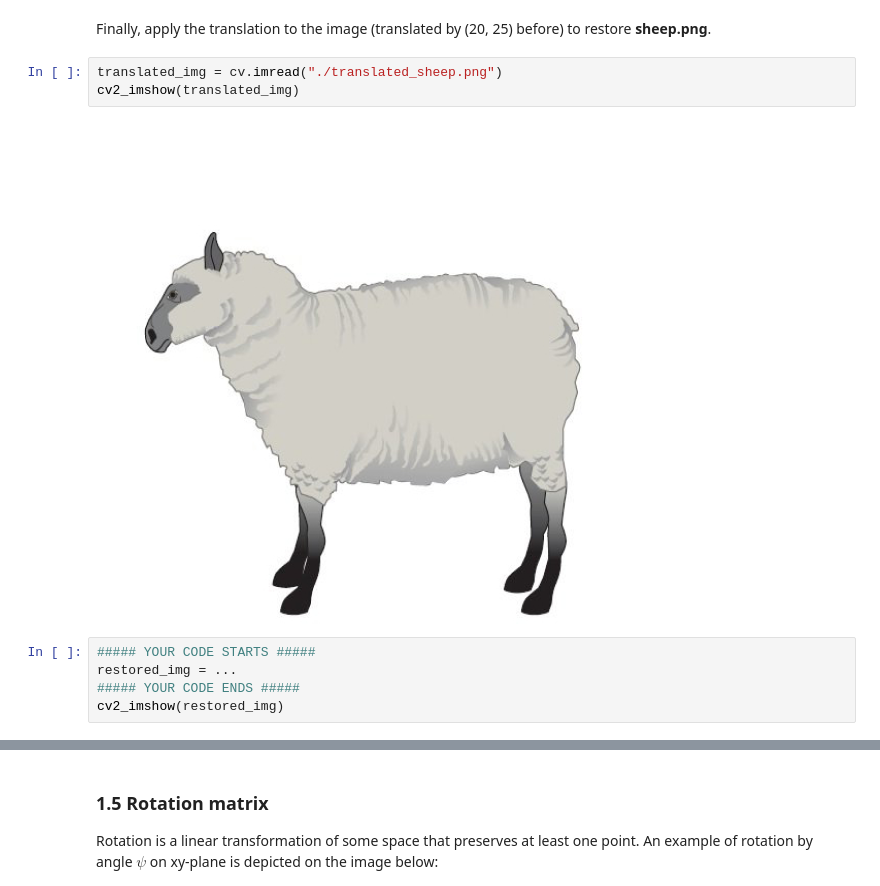
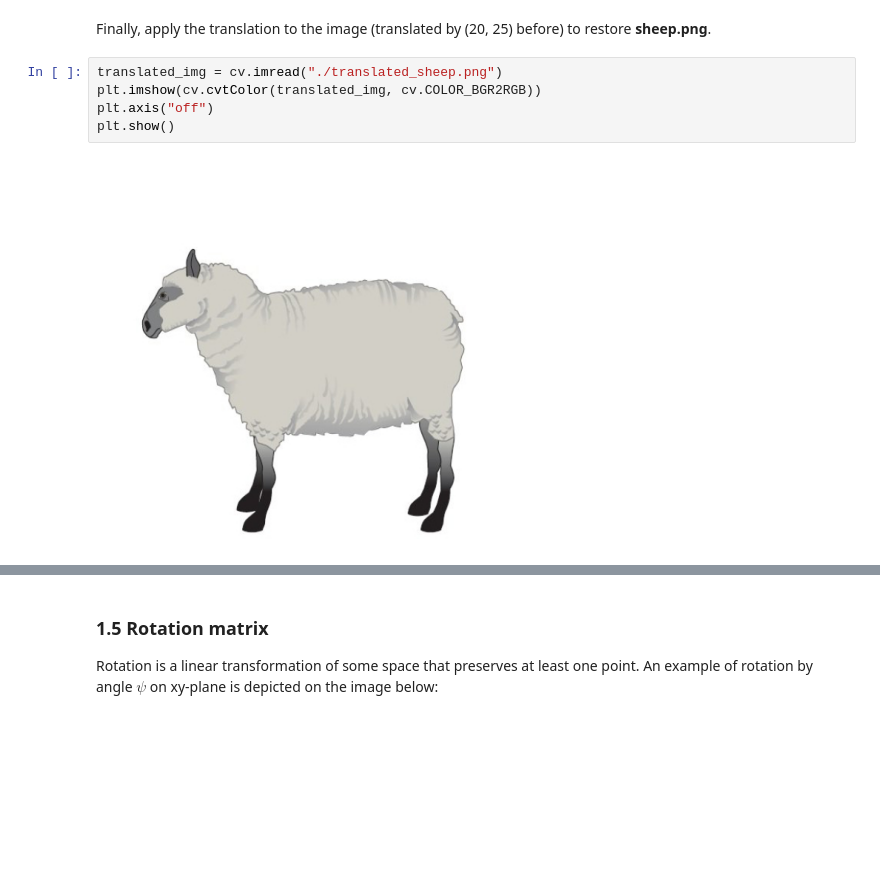
Before and after one commit to Shopska/LA_Lab_1, a Jupyter notebook: LA_Lab_1_template_2026.ipynb, the cells around one changed output, grey strips where cells are left out. Cells and saved outputs as stored; diff of their text form; blank space fills up the shorter version.

```diff
--- a/LA_Lab_1_template_2026.ipynb
+++ b/LA_Lab_1_template_2026.ipynb
@@ -264,11 +425,8 @@ plt.show()
 Finally, apply the translation to the image (translated by (20, 25) before) to restore **sheep.png**.
 # %%
 translated_img = cv.imread("./translated_sheep.png")
-cv2_imshow(translated_img)
+plt.imshow(cv.cvtColor(translated_img, cv.COLOR_BGR2RGB))
+plt.axis("off")
+plt.show()
 # %% [output]
-[figure, old version]
+[figure, new version]
-# %%
-##### YOUR CODE STARTS #####
-restored_img = ...
-##### YOUR CODE ENDS #####
-cv2_imshow(restored_img)
```
Also changed, not shown: parts of 40 cells of this notebook, 1 other file.
